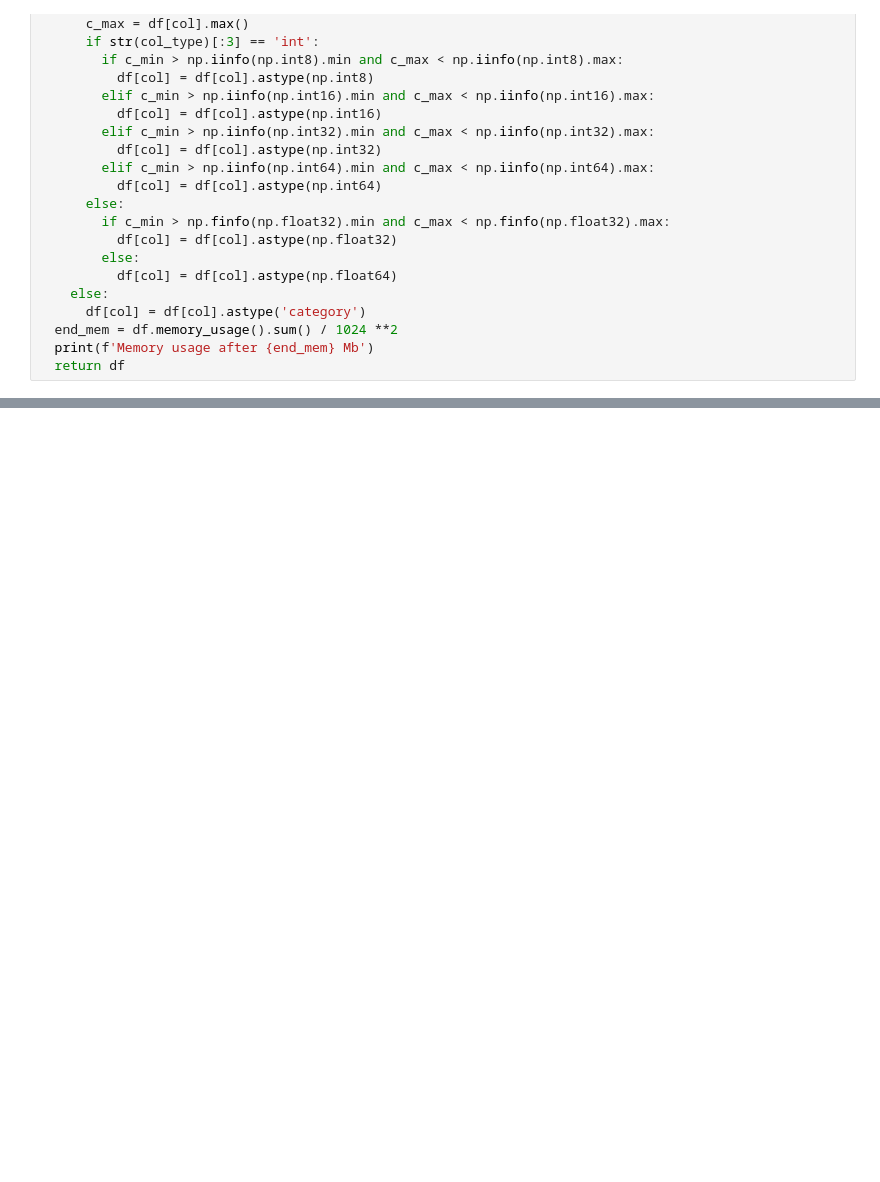
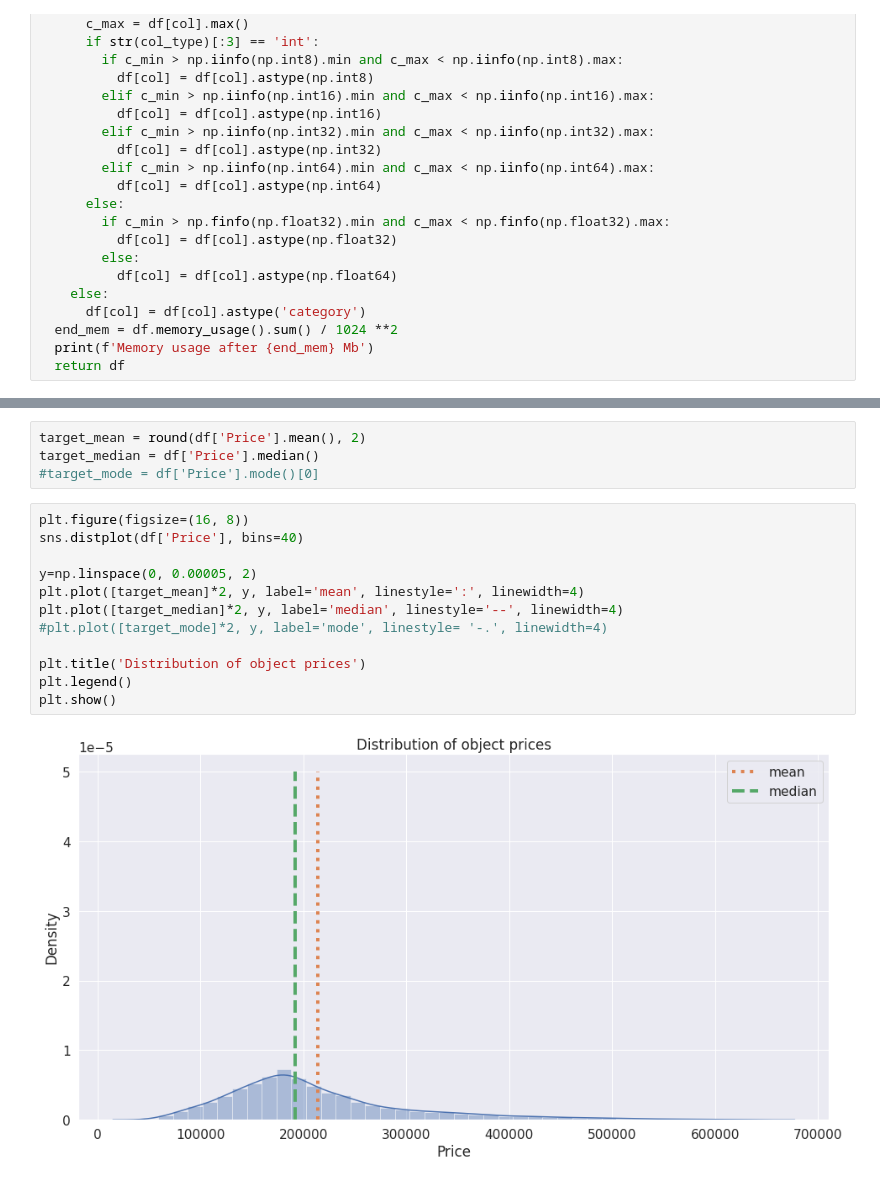
Before and after one commit to OllyMuh/Python_for_DataScience, a Jupyter notebook: EDA_RealEstate.ipynb, the cells around one changed output, grey strips where cells are left out. Drawn from its saved outputs; the diff is of its cells as text; blank space fills up the shorter version.

```diff
--- a/EDA_RealEstate.ipynb
+++ b/EDA_RealEstate.ipynb
@@ -61,0 +101,18 @@ df.dtypes
+# %%
+target_mean = round(df['Price'].mean(), 2)
+target_median = df['Price'].median()
+#target_mode = df['Price'].mode()[0]
+# %%
+plt.figure(figsize=(16, 8))
+sns.distplot(df['Price'], bins=40)
+
+y=np.linspace(0, 0.00005, 2)
+plt.plot([target_mean]*2, y, label='mean', linestyle=':', linewidth=4)
+plt.plot([target_median]*2, y, label='median', linestyle='--', linewidth=4)
+#plt.plot([target_mode]*2, y, label='mode', linestyle= '-.', linewidth=4)
+
+plt.title('Distribution of object prices')
+plt.legend()
+plt.show()
+# %% [output]
+[figure, added]
```
Also changed, not shown: parts of 44 cells of this notebook.
